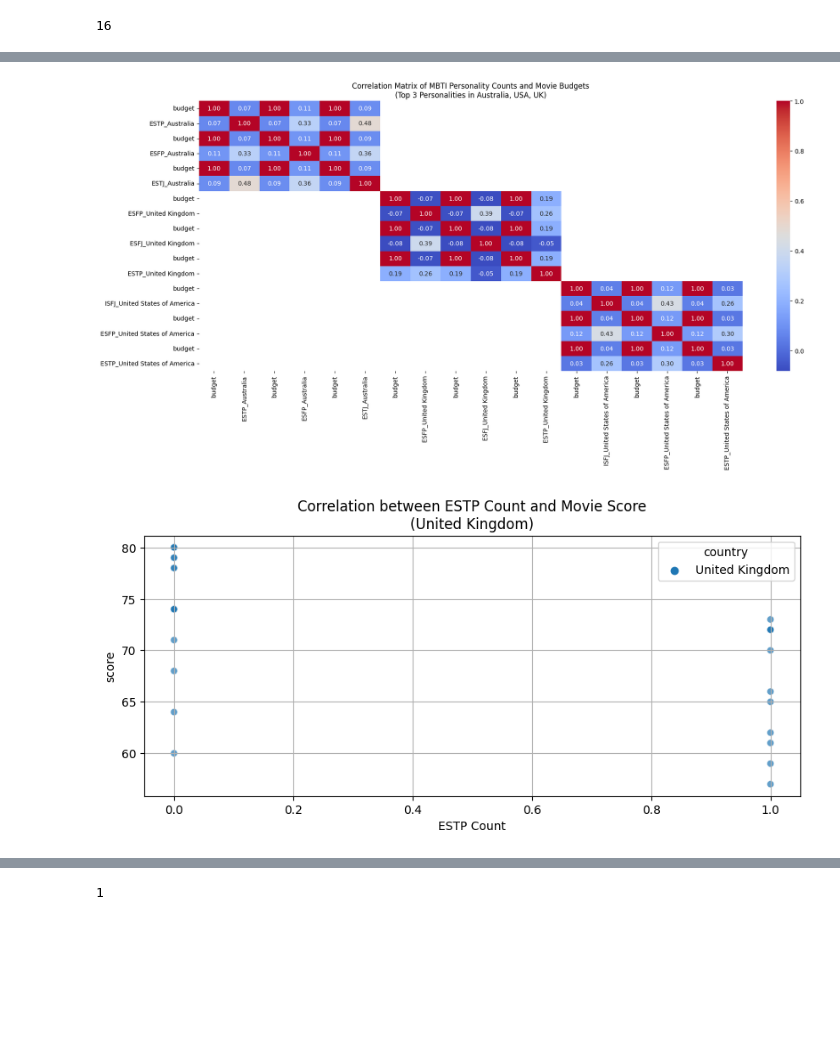
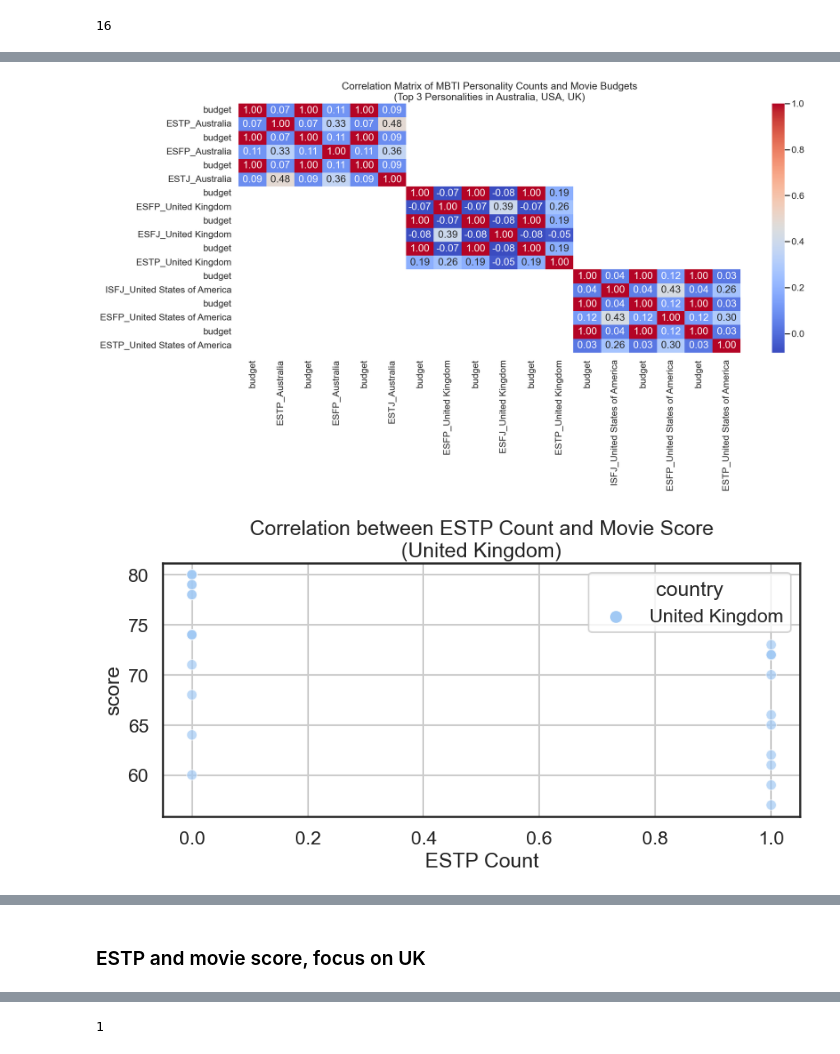
Before and after one commit to Xiaotong1120/Exploratory-Data-Analysis-on-Movie-Characters-MBTI-Personality-Types-, a Jupyter notebook: Geographic_EDA.ipynb, the cells around one changed output, grey strips where cells are left out. Cells and saved outputs as stored; diff of their text form; code cells hidden in the pictures; blank space fills up the shorter version.

```diff
--- a/Geographic_EDA.ipynb
+++ b/Geographic_EDA.ipynb
@@ -417,6 +420,7 @@ correlation_matrix = correlation_df.corr()
 
 # Visualizing the correlation matrix
 plt.figure(figsize=(20, 8))
+sns.set_style('white')
 corr_matrix = sns.heatmap(correlation_matrix, annot=True, cmap='coolwarm', fmt=".2f")
 plt.title('Correlation Matrix of MBTI Personality Counts and Movie Revenue\n(Top 3 Personalities in Australia, USA, UK)')
 plt.savefig('output/Geographic_Img/core_top3_reve.png')  # Save the graph as an image file
@@ -448,25 +454,26 @@ plt.show()
 # %%
 # Creating a new DataFrame for correlation analysis with movie scores
 correlation_data_score = []
 
 for country in top_mbti_countries.index:
     for mbti in top_mbti_countries[country]:
         country_data = filtered_df[filtered_df['country'] == country]
         correlation_data_score.append(country_data[['budget', mbti]].rename(columns={mbti: f"{mbti}_{country}"}))
 
 # Concatenating the data for correlation analysis
 correlation_df_score = pd.concat(correlation_data_score, axis=1)
 
 # Calculating the correlation matrix
 correlation_matrix_score = correlation_df_score.corr()
 
 # Visualizing the correlation matrix
 plt.figure(figsize=(20, 8))
+sns.set_style("white")
 sns.heatmap(correlation_matrix_score, annot=True, cmap='coolwarm', fmt=".2f")
 plt.title('Correlation Matrix of MBTI Personality Counts and Movie Budgets\n(Top 3 Personalities in Australia, USA, UK)')
 plt.show()
 # %% [output]
-[figure, old version]
+[figure, new version]
 # %%
 # plot the correlation between score and ESTP in Australia
 plt.figure(figsize=(10, 4))
@@ -477,7 +484,7 @@ plt.ylabel('score')
 plt.grid(True)
 plt.show()
 # %% [output]
-[figure, old version]
+[figure, new version]
 # %%
 # List the movie with the highest ESTP count in United Kingdom
 filtered_df[filtered_df['country'] == 'United Kingdom'].sort_values(by=['ESTP', 'score'], ascending=False).head(10)
@@ -509,5 +516,7 @@ filtered_df[filtered_df['country'] == 'United Kingdom'].sort_values(by=['ESTP',
 | 7213 | A Christmas Carol | 1984-10-09 | 74.0 | Drama, Fantasy, Tv Movie, Family | 104200000.0 | 379238515.8 | United Kingdom | 1984.0 | Europe | ... |
 | 7736 | Dogville | 2004-02-13 | 78.0 | Crime, Drama, Thriller | 10000000.0 | 16680836.0 | United Kingdom | 2004.0 | Europe | ... |
 10 rows × 26 columns
+# %% [markdown]
+### ESTP and movie score, focus on UK
 # %%
 # Plot the boxplot of score in UK with and without ESTP
```
Also changed, not shown: parts of 27 cells of this notebook, 20 other files.
